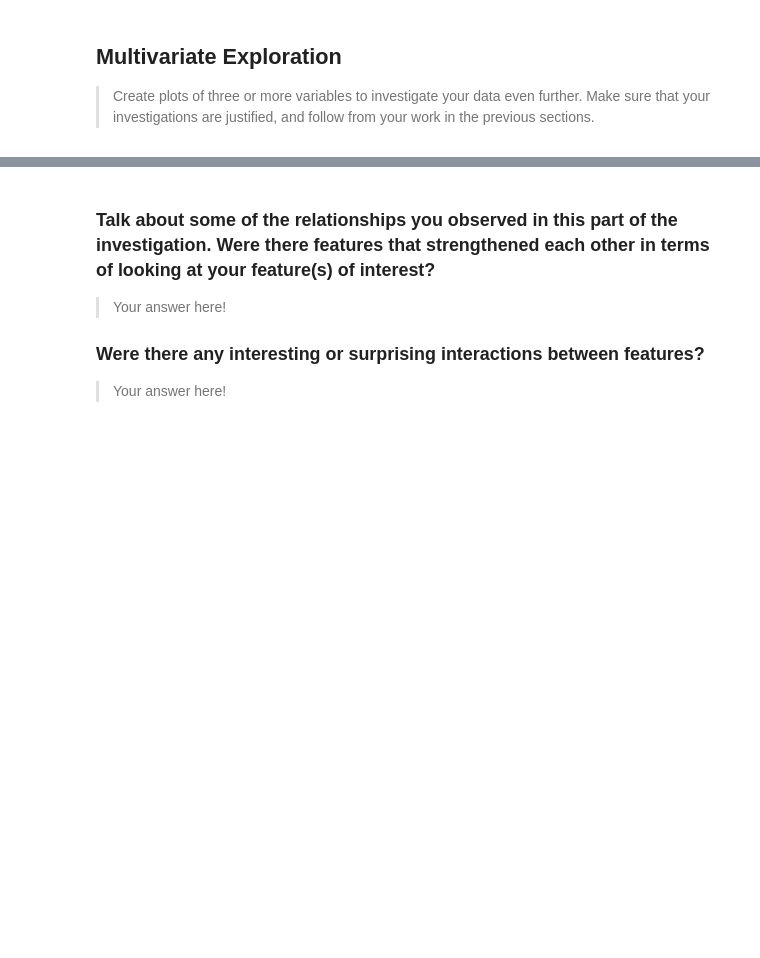
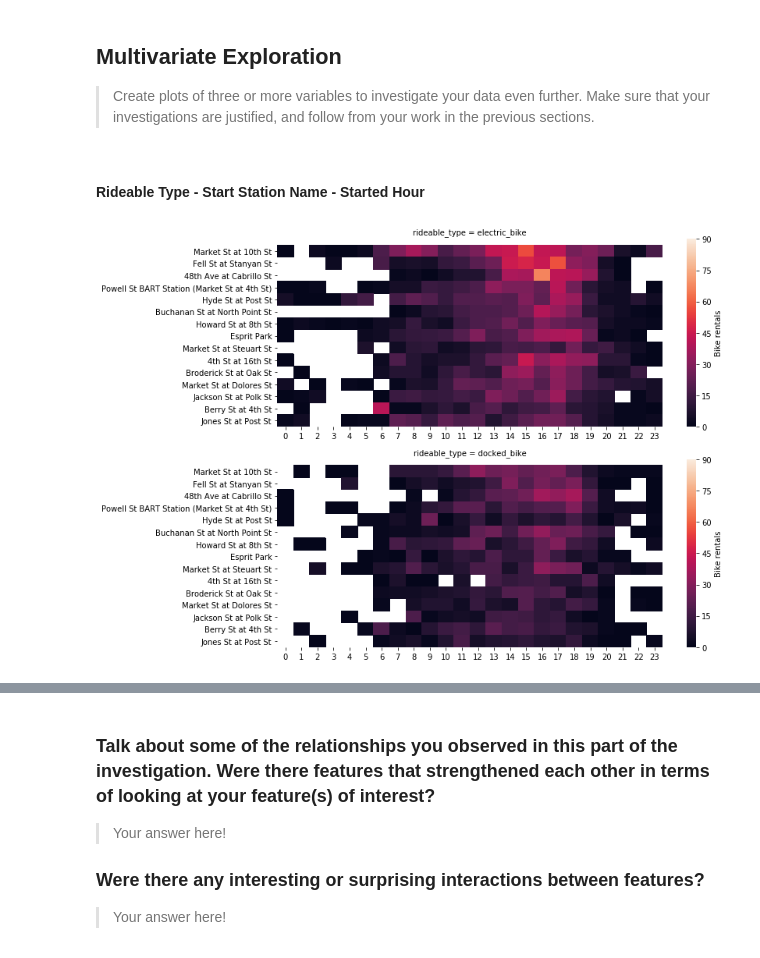
Before and after one commit to Nevesgmd/bay-wheels-data-analysis, a Jupyter notebook: exploration.ipynb, the cells around one changed output, grey strips where cells are left out. Saved outputs shown, nothing was run; the diff lists cells and outputs as text; code cells hidden in the pictures; blank space fills up the shorter version.

Commit message:
feat: multivariate exploration code
Multivariate exploratory analysis were created using different kinds of plots

```diff
--- a/exploration.ipynb
+++ b/exploration.ipynb
@@ -690,3 +690,21 @@ Regarding the trip time, it was possible to conclude that there were more long t
 > Create plots of three or more variables to investigate your data even
 further. Make sure that your investigations are justified, and follow from
 your work in the previous sections.
+# %% [markdown]
+#### Rideable Type - Start Station Name - Started Hour
+# %%
+def draw_heatmap(*args, **kwargs):
+    trip_data = kwargs.pop('data')
+    top_stations_df = trip_data[trip_data.start_station_name.isin(popular_start_stations.values)]
+    ct_counts = top_stations_df.groupby(['started_hour', 'start_station_name']).size()
+    ct_counts = ct_counts.reset_index()
+    ct_counts = ct_counts.pivot(index = 'start_station_name', columns = 'started_hour')
+    ct_counts = ct_counts.reindex(index = popular_start_stations)
+    sns.heatmap(ct_counts, **kwargs)
+
+g = sns.FacetGrid(data = clean_trip_data, col = 'rideable_type', col_wrap=1,
+                  sharex=False, height = 4, aspect=3, margin_titles = True)
+g.map_dataframe(draw_heatmap, cbar_kws={'label': 'Bike rentals'}, vmin=0, vmax=90)
+g.set(ylim=(len(popular_start_stations.values), -0.5), xticklabels=range(0, 24));
+# %% [output]
+[figure, added]
```
Also changed, not shown: parts of 18 cells of this notebook.
